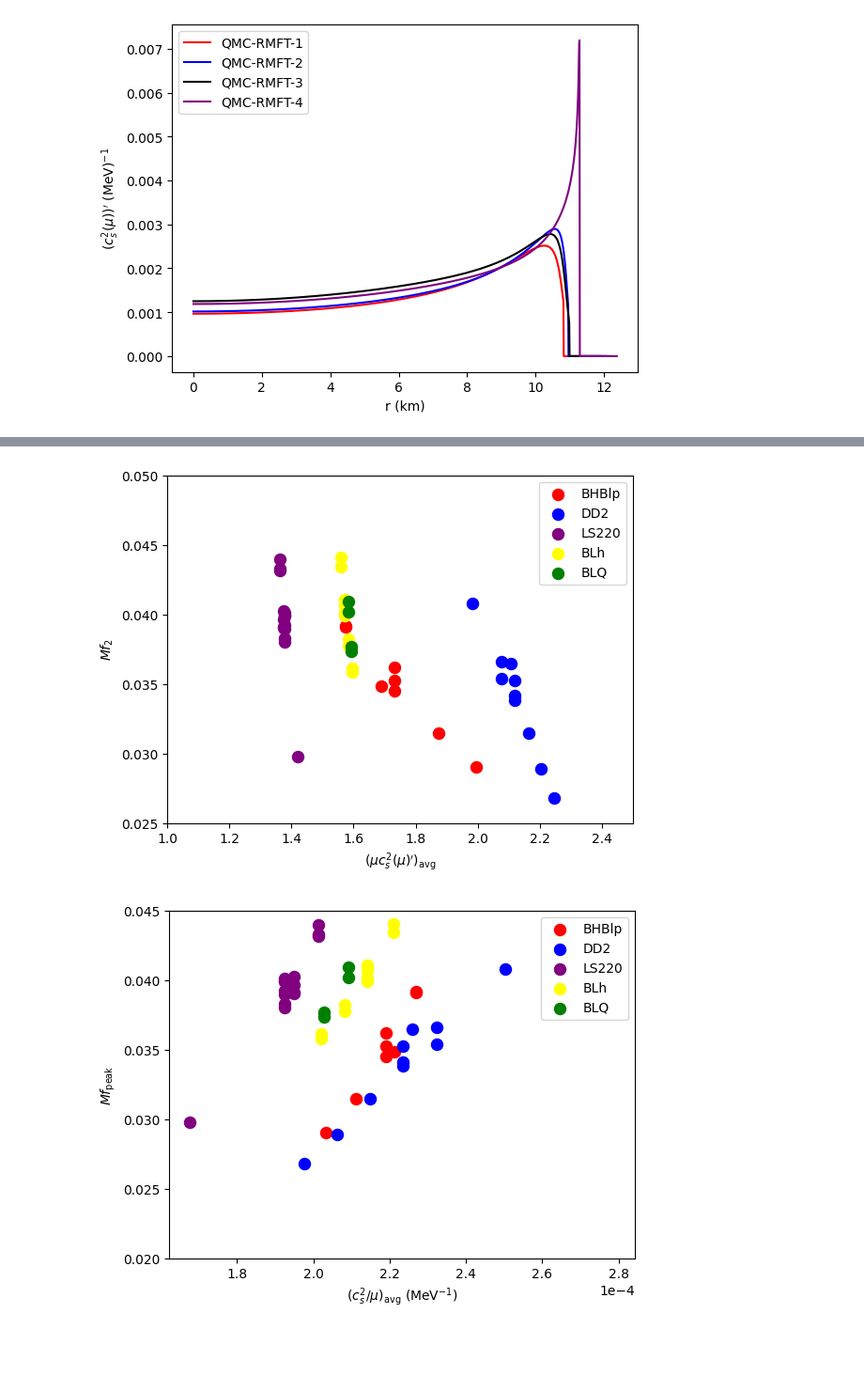
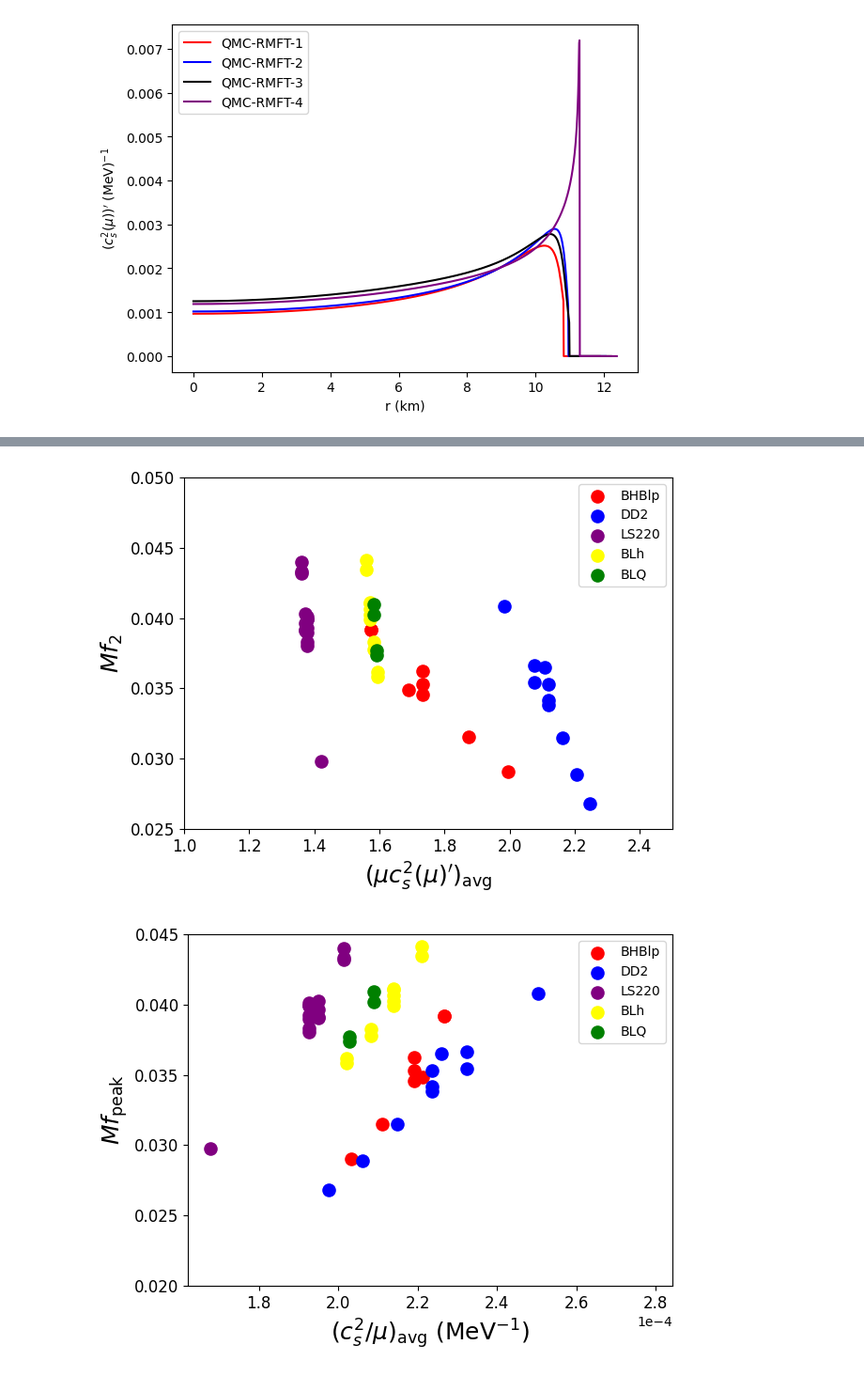
Before and after one commit to astro-man98/High_Density_Sound_Speed, a Jupyter notebook: CORE_FIgures.ipynb, the cells around one changed output, grey strips where cells are left out. Shown at 94% size. Saved outputs shown, nothing was run; the diff lists cells and outputs as text; code cells hidden in the pictures; blank space fills up the shorter version.

```diff
--- a/CORE_FIgures.ipynb
+++ b/CORE_FIgures.ipynb
@@ -76,15 +116,21 @@ plt.savefig('./Figures/Final_Paper_Figs/CORE_mu_cs2prime.pdf',format='pdf',dpi =
 # %%
+axes_label_fontsize = 18
+tick_label_fontsize = 12
+text_fontsize = 16
+
+cs2_mu_fig,cs2_mu_axes = plt.subplots(1)
 
 for eos in eos_colors.keys():
     cs2_mu = np.loadtxt(f'./Figure_Data/CORE/{eos}_cs2_mu.txt')
 
-    plt.plot(cs2_mu[:,0],cs2_mu[:,1],label=eos,color=eos_colors[eos])
-plt.gca().ticklabel_format(axis='y',style='sci',scilimits=(-3,-2))
+    cs2_mu_axes.plot(cs2_mu[:,0],cs2_mu[:,1],label=eos,color=eos_colors[eos])
+cs2_mu_axes.ticklabel_format(axis='y',style='sci',scilimits=(-3,-2))
 
 
-plt.gca().set_xlabel(r'Mass ($M_\odot$)')
-plt.gca().set_ylabel(r"$(\frac{c_s^2}{\mu})_{\text{avg}}$")
-plt.legend()
+cs2_mu_axes.set_xlabel(r'Mass ($M_\odot$)',fontsize=axes_label_fontsize)
+cs2_mu_axes.set_ylabel(r"$(\frac{c_s^2}{\mu})_{\text{avg}}$",fontsize=axes_label_fontsize)
+cs2_mu_axes.legend()
+cs2_mu_fig.tight_layout()
 
-plt.savefig('./Figures/Final_Paper_Figs/CORE_cs2_over_mu.pdf',format='pdf',dpi=300)
+cs2_mu_fig.savefig('./Figures/Final_Paper_Figs/CORE_cs2_over_mu.pdf',format='pdf',dpi=300)
 # %% [output]
@@ -93,40 +139,53 @@ plt.savefig('./Figures/Final_Paper_Figs/CORE_cs2_over_mu.pdf',format='pdf',dpi=3
 eos_Core_qur = ["BHBlp","DD2","LS220","BLh","BLQ"]
 eos_Core_qur_colors = ["red","blue","purple","yellow","green"]
 
+axes_label_fontsize = 18
+tick_label_fontsize = 12
+text_fontsize = 16
+point_size = 90
+
+eos_Core_qur_fig,eos_Core_qur_axes = plt.subplots(1)
+
 for i,eos in enumerate(eos_Core_qur):
     mu_cs2prime_data = np.loadtxt(f'./Figure_Data/CORE/MF2_mu_cs2prime/{eos}_mu_cs2p_CORE.txt')
-    plt.scatter(mu_cs2prime_data[:,0],mu_cs2prime_data[:,1],color = eos_Core_qur_colors[i],label=eos,s=75)
+    eos_Core_qur_axes.scatter(mu_cs2prime_data[:,0],mu_cs2prime_data[:,1],color = eos_Core_qur_colors[i],label=eos,s=point_size)
 
 
-plt.ylabel(r'$Mf_2$')
-plt.xlabel(r"$(\mu c_s^2(\mu)')_{\text{avg}}$")
-plt.ylim([0.025,0.05])
-plt.xlim([1.0,2.5])
-plt.ticklabel_format(style='sci',axis='x',scilimits=(0,0))
-plt.legend()
-plt.show()
+eos_Core_qur_axes.set_ylabel(r'$Mf_2$',fontsize=axes_label_fontsize)
+eos_Core_qur_axes.set_xlabel(r"$(\mu c_s^2(\mu)')_{\text{avg}}$",fontsize=axes_label_fontsize)
+eos_Core_qur_axes.set_ylim([0.025,0.05])
+eos_Core_qur_axes.set_xlim([1.0,2.5])
+eos_Core_qur_axes.ticklabel_format(style='sci',axis='x',scilimits=(0,0))
+eos_Core_qur_axes.tick_params(labelsize=tick_label_fontsize)
+eos_Core_qur_axes.legend()
+eos_Core_qur_fig.tight_layout()
+eos_Core_qur_fig.savefig('./Figures/Final_Paper_Figs/Mf2_vs_mu_cs2prime.pdf',format='pdf',dpi=300)
 # %% [output]
-[figure, old version]
+[figure, new version]
 # %%
 eos_Core_qur = ["BHBlp","DD2","LS220","BLh","BLQ"]
 eos_Core_qur_colors = ["red","blue","purple","yellow","green"]
+axes_label_fontsize = 18
+tick_label_fontsize = 12
+text_fontsize = 16
+point_size = 90
 
+eos_qur_cs2mu_fig,eos_qur_cs2mu_axes = plt.subplots(1)
 for i,eos in enumerate(eos_Core_qur):
     cs2_mu_data = np.loadtxt(f'./Figure_Data/CORE/Mf2_cs2_mu/{eos}_cs2_mu.txt')
-    plt.scatter(cs2_mu_data[:,0],cs2_mu_data[:,1],color = eos_Core_qur_colors[i],label=eos,s=75)
+    eos_qur_cs2mu_axes.scatter(cs2_mu_data[:,0],cs2_mu_data[:,1],color = eos_Core_qur_colors[i],label=eos,s=point_size)
 
 
-plt.ylabel(r'$Mf_{\text{peak}}$')
-plt.xlabel(r'$(c_{s}^2/\mu)_{\text{avg}} \text{ (MeV}^{-1})$')
-plt.ticklabel_format(style='sci',axis='x',scilimits=(0,0))
-plt.legend()
-plt.ylim([0.020,0.045])
-
-plt.savefig('./Figures/Final_Paper_Figs/Mfpk_cs2_mu_CORE.pdf',format='pdf',dpi = 300)
-
-plt.show()
+eos_qur_cs2mu_axes.set_ylabel(r'$Mf_{\text{peak}}$',fontsize=axes_label_fontsize)
+eos_qur_cs2mu_axes.set_xlabel(r'$(c_{s}^2/\mu)_{\text{avg}} \text{ (MeV}^{-1})$',fontsize=axes_label_fontsize)
+eos_qur_cs2mu_axes.tick_params(labelsize=tick_label_fontsize)
+eos_qur_cs2mu_axes.ticklabel_format(style='sci',axis='x',scilimits=(0,0))
+eos_qur_cs2mu_axes.legend()
+eos_qur_cs2mu_axes.set_ylim([0.020,0.045])
+eos_qur_cs2mu_fig.tight_layout()
+eos_qur_cs2mu_fig.savefig('./Figures/Final_Paper_Figs/Mfpk_cs2_mu_CORE.pdf',format='pdf',dpi = 300)
 # %% [output]
-[figure, old version]
+[figure, new version]
 # %%
 eos_Core_qur = ["BHBlp","DD2","LS220","BLh","BLQ"]
 eos_Core_qur_colors = ["red","blue","purple","yellow","green"]
```
Also changed, not shown: parts of 5 cells of this notebook, 43 other files.
